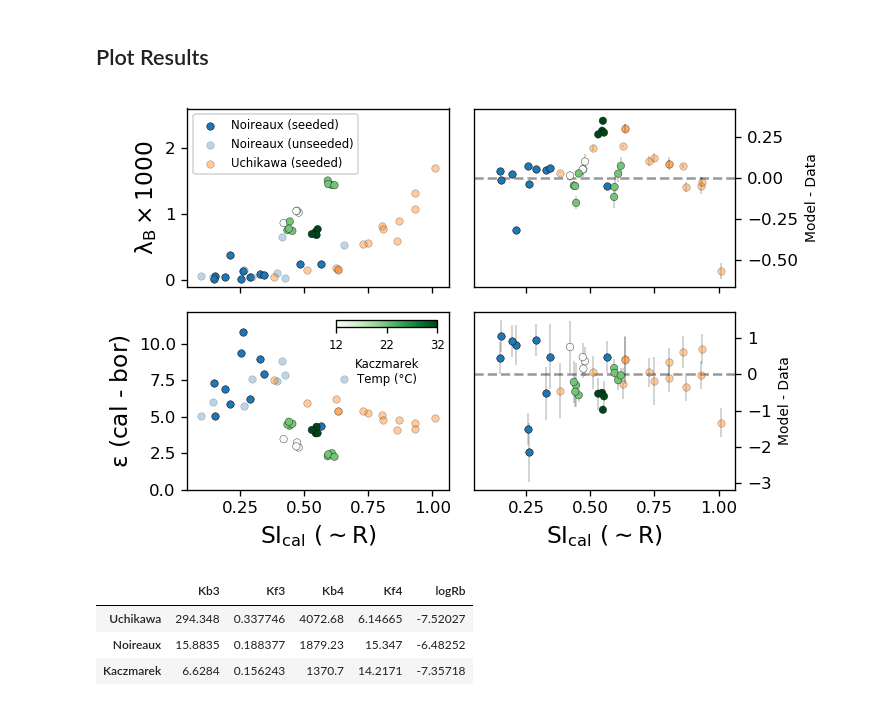
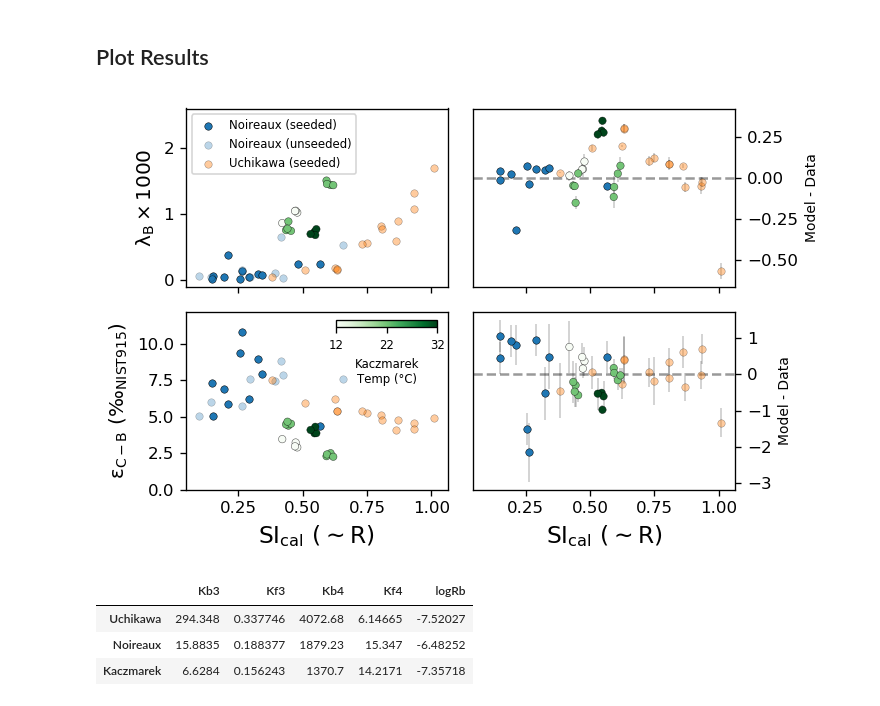
Before and after one commit to oscarbranson/Farmer_2018_Supplement, a Jupyter notebook: Omega - 1.ipynb, the cells around one changed output. Saved outputs shown, nothing was run; the diff lists cells and outputs as text; code cells hidden in the pictures.

```diff
--- a/Omega - 1.ipynb
+++ b/Omega - 1.ipynb
@@ -123,14 +119,14 @@ for exp, ax in zip(['Noireaux', 'Kaczmarek', 'Uchikawa'], axs):
     if any(ind):
         ax.scatter(x[~ind], y[~ind], c='C0', alpha=0.4, label='Unseeded')
 
-    ax.set_ylim(rangecalc(y))
+#     ax.set_ylim(rangecalc(y))
     ax.set_xlabel('$SI_{Calcite}$')
     ax.set_ylabel('Reported R (' + u + ')')
     ax.set_title(exp, loc='left')
 
     # fit line
     p, cov = curve_fit(Rfn, x, y)
-    SIn = np.linspace(*rangecalc(x))
+    SIn = np.linspace(*ax.get_xlim())
     ax.plot(SIn, Rfn(SIn, *p))
 
 axs[0].legend()
@@ -219,8 +214,8 @@ fig.tight_layout()
 # %%
 # isolate seeded data only, remove Kaczmarek high-temperature point
 rds = rd.loc[rd.loc[:, ('Solid', 'seeds')] &
-             (rds.loc[:, ('Solution', 'Temp (°C)')] < 27) &
-             (rds.loc[:, ('Solid', 'EpsilonB')] > 0)]
+             (rd.loc[:, ('Solution', 'Temp (°C)')] < 27) &
+             (rd.loc[:, ('Solid', 'EpsilonB')] > 0)]
 # %%
 fits = {}
 # %%
@@ -435,36 +430,36 @@ riax.errorbar(rx,
 
 # labels and legends
 
 cax.legend(fontsize=7)
 cax.set_ylim(-0.1, 2.6)
 iax.set_ylim(0, 12.2)
 
 cmx = fig.add_axes([.32,.5,.14,.015])
 cb = plt.colorbar(cm, cax=cmx, orientation='horizontal')
 cb.set_label('Kaczmarek\nTemp (°C)', fontsize=7)
 cb.set_ticks(rd.loc[slc, ('Solution', 'Temp (°C)')].unique())
 cb.ax.tick_params(labelsize=7)
 
 for rx in [rcax, riax]:
     rx.axhline(0, color=(0,0,0,0.4), ls='dashed', zorder=-1)
     rx.yaxis.tick_right()
     rx.yaxis.set_label_position('right')
     rx.set_ylabel('Model - Data')
 
 
 # cax.legend()
-cax.set_ylabel('$\lambda_B \\times 1000$', fontsize=14)
-iax.set_ylabel('$\epsilon$ (cal - bor)', fontsize=14)
+cax.set_ylabel('$\lambda_B \\times 1000$', fontsize=12)
+iax.set_ylabel('$\epsilon_{C-B}\ (\u2030_{NIST915})$', fontsize=12)
 
 
 for ax in [iax, riax]:
     ax.set_xlabel('$SI_{cal}\ (\sim R)$', fontsize=14)
 
 fig.tight_layout()
 
 fig.savefig('../../Figures/Fig6-SI-plot.pdf')
 # %% [output]
-[figure, old version]
+[figure, new version]
 # %%
 par = ['Kb3', 'Kf3', 'Kb4', 'Kf4', 'logRb']
 params = pd.DataFrame(columns=par, index=['Uchikawa', 'Noireaux', 'Kaczmarek'])
```
Also changed, not shown: parts of 7 cells of this notebook, 3 other files.
